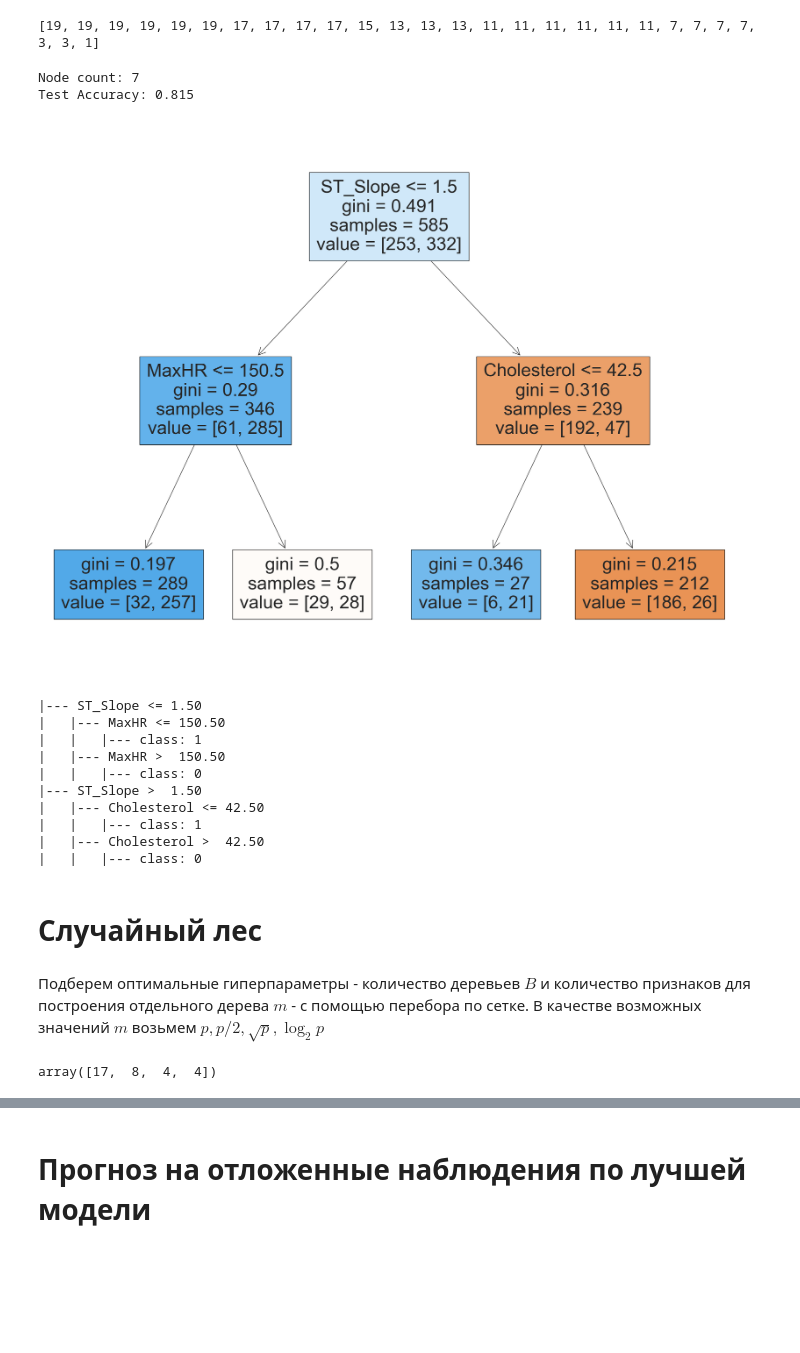
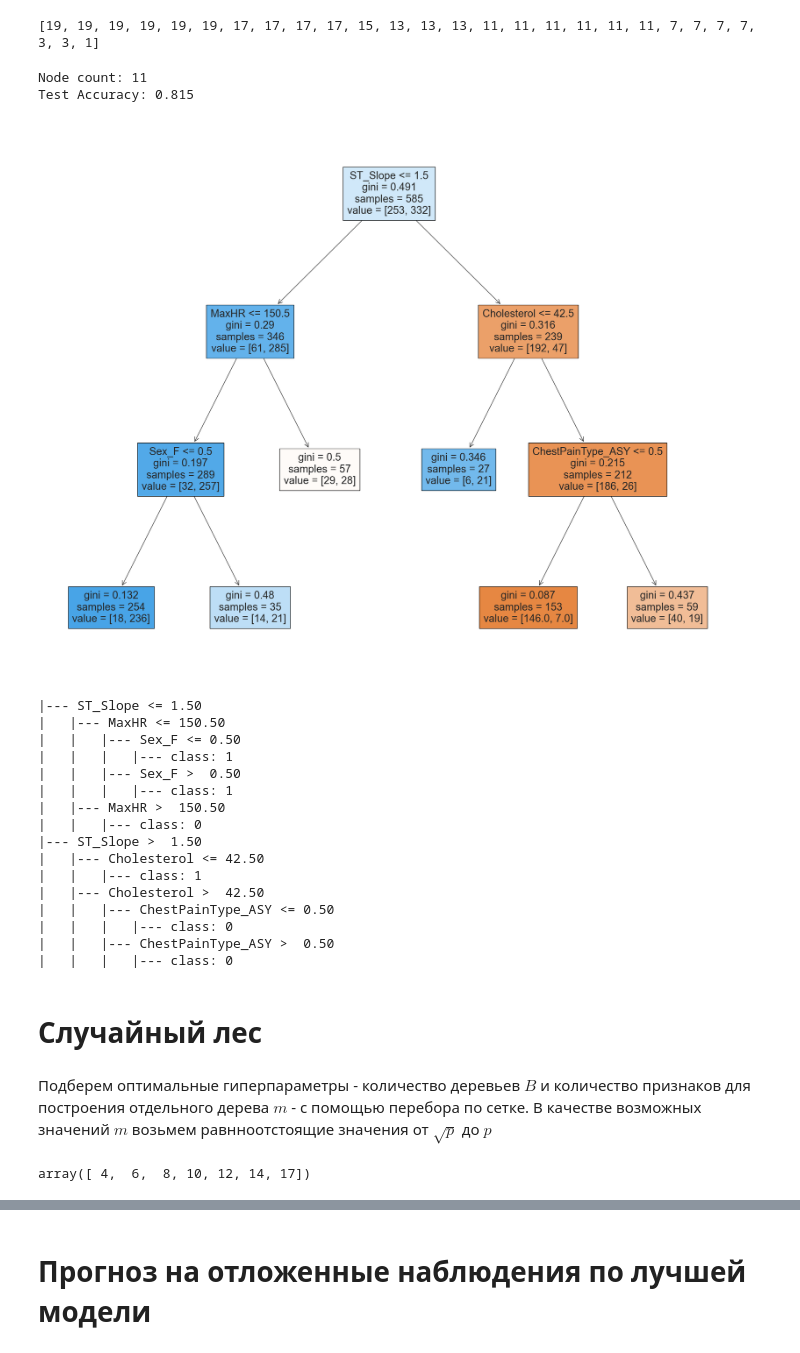
Before and after one commit to tony-pitchblack/GUU-MITMO-2024, a Jupyter notebook: Lab-05/lab_05.ipynb, the cells around one changed output, grey strips where cells are left out. Drawn from its saved outputs; the diff is of its cells as text; code cells hidden in the pictures; blank space fills up the shorter version.

```diff
--- a/Lab-05/lab_05.ipynb
+++ b/Lab-05/lab_05.ipynb
@@ -480,19 +484,19 @@ print([i for i in node_counts if i < 20])
 # %% [output]
 [19, 19, 19, 19, 19, 19, 17, 17, 17, 17, 15, 13, 13, 13, 11, 11, 11, 11, 11, 11, 7, 7, 7, 7, 3, 3, 1]
 # %%
-nodes_num = 7
+nodes_num = 11
 print(f'Node count: {nodes_num}')
 print('Test Accuracy: {0}'.format(
     np.around(test_scores[node_counts.index(nodes_num)], 3)
 ))
 
 fig = plt.figure(figsize=(25,20))
 _ = plot_tree(clfs[node_counts.index(nodes_num)], filled=True,
           feature_names=X.columns)
 # %% [output]
-Node count: 7
+Node count: 11
 Test Accuracy: 0.815
-[figure, old version]
+[figure, new version]
 # %%
 viz = export_text(clfs[node_counts.index(nodes_num)],
                   feature_names=list(X.columns))
@@ -500,23 +504,29 @@ print(viz)
 # %% [output]
 |--- ST_Slope <= 1.50
 |   |--- MaxHR <= 150.50
-|   |   |--- class: 1
+|   |   |--- Sex_F <= 0.50
+|   |   |   |--- class: 1
+|   |   |--- Sex_F >  0.50
+|   |   |   |--- class: 1
 |   |--- MaxHR >  150.50
 |   |   |--- class: 0
 |--- ST_Slope >  1.50
 |   |--- Cholesterol <= 42.50
 |   |   |--- class: 1
 |   |--- Cholesterol >  42.50
-|   |   |--- class: 0
+|   |   |--- ChestPainType_ASY <= 0.50
+|   |   |   |--- class: 0
+|   |   |--- ChestPainType_ASY >  0.50
+|   |   |   |--- class: 0
 # %% [markdown]
 # Случайный лес
 # %% [markdown]
-Подберем оптимальные гиперпараметры - количество деревьев $B$ и количество признаков для построения отдельного дерева $m$ - с помощью перебора по сетке. В качестве возможных значений $m$ возьмем $p,    p/2, \sqrt{p}, \log_2 p$
+Подберем оптимальные гиперпараметры - количество деревьев $B$ и количество признаков для построения отдельного дерева $m$ - с помощью перебора по сетке. В качестве возможных значений $m$ возьмем равнноотстоящие значения от $\sqrt p$ до $p$
 # %%
 p = X.shape[1]
-ms = np.around([p, p/2, np.sqrt(p), np.log2(p)]).astype(int)
+ms = np.around(np.linspace(np.sqrt(p), p, 7, dtype=int))
 ms
 # %% [output]
-array([17,  8,  4,  4])
+array([ 4,  6,  8, 10, 12, 14, 17])
 # %%
 param_grid = {
```
Also changed, not shown: parts of 10 cells of this notebook, 2 other files.
